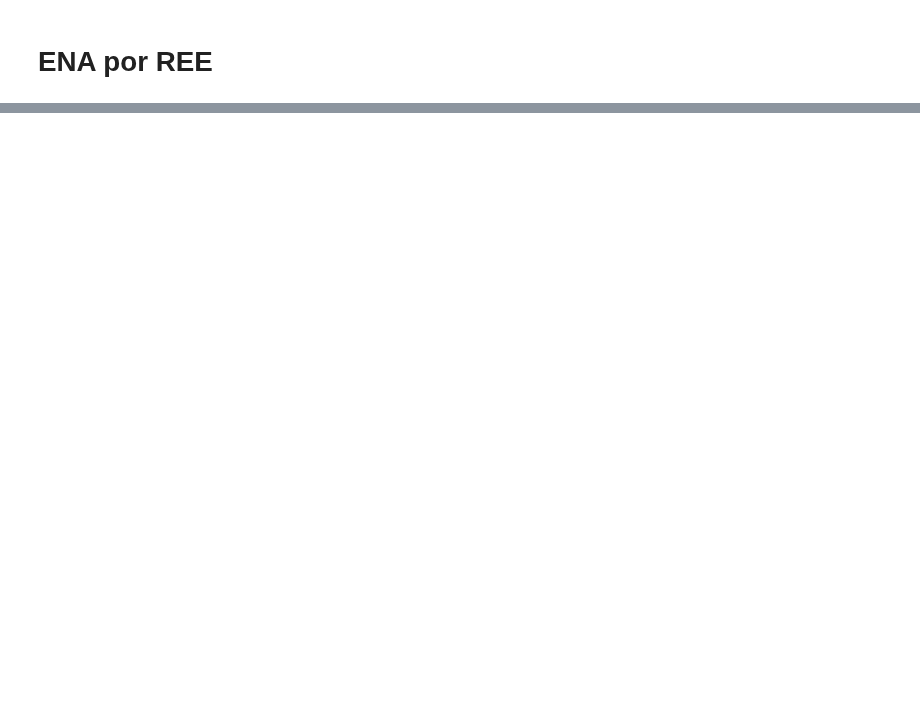
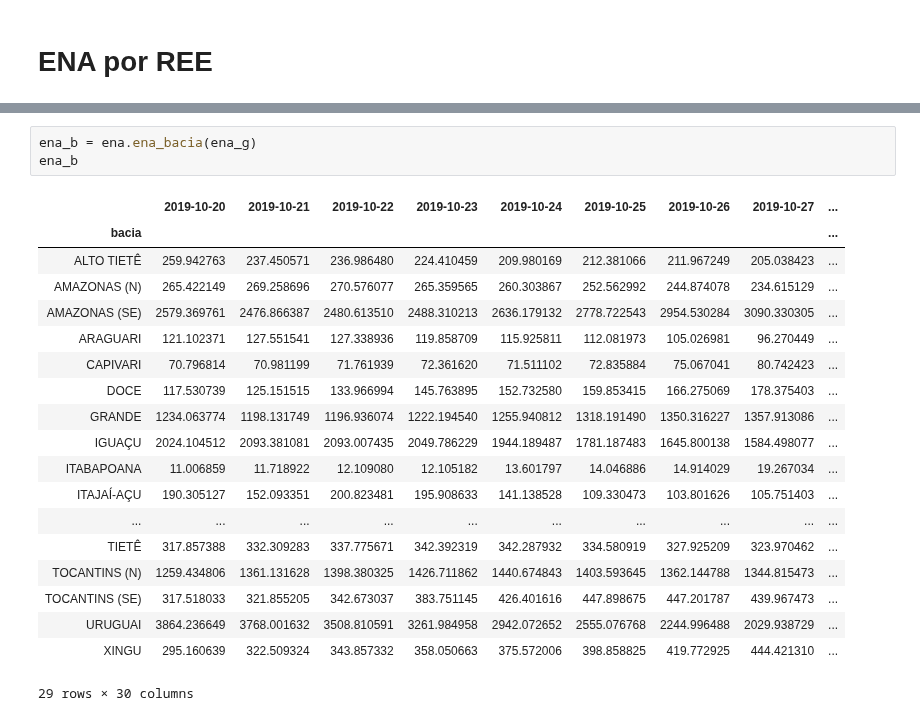
Before and after one commit to mathpaula/gera_ENA, a Jupyter notebook: relatório ena.ipynb, the cells around one changed output, grey strips where cells are left out. Cells and saved outputs as stored; diff of their text form; blank space fills up the shorter version.

Commit message:
terminar códigos nos modelos do ena por bacia

```diff
--- a/relatório ena.ipynb
+++ b/relatório ena.ipynb
@@ -29,0 +73,23 @@ IndexError: single positional indexer is out-of-bounds
+# %%
+ena_b = ena.ena_bacia(ena_g)
+ena_b
+# %% [output]
+|  | 2019-10-20 | 2019-10-21 | 2019-10-22 | 2019-10-23 | 2019-10-24 | 2019-10-25 | 2019-10-26 | 2019-10-27 | ... |
+| bacia |  |  |  |  |  |  |  |  | ... |
+| ALTO TIETÊ | 259.942763 | 237.450571 | 236.986480 | 224.410459 | 209.980169 | 212.381066 | 211.967249 | 205.038423 | ... |
+| AMAZONAS (N) | 265.422149 | 269.258696 | 270.576077 | 265.359565 | 260.303867 | 252.562992 | 244.874078 | 234.615129 | ... |
+| AMAZONAS (SE) | 2579.369761 | 2476.866387 | 2480.613510 | 2488.310213 | 2636.179132 | 2778.722543 | 2954.530284 | 3090.330305 | ... |
+| ARAGUARI | 121.102371 | 127.551541 | 127.338936 | 119.858709 | 115.925811 | 112.081973 | 105.026981 | 96.270449 | ... |
+| CAPIVARI | 70.796814 | 70.981199 | 71.761939 | 72.361620 | 71.511102 | 72.835884 | 75.067041 | 80.742423 | ... |
+| DOCE | 117.530739 | 125.151515 | 133.966994 | 145.763895 | 152.732580 | 159.853415 | 166.275069 | 178.375403 | ... |
+| GRANDE | 1234.063774 | 1198.131749 | 1196.936074 | 1222.194540 | 1255.940812 | 1318.191490 | 1350.316227 | 1357.913086 | ... |
+| IGUAÇU | 2024.104512 | 2093.381081 | 2093.007435 | 2049.786229 | 1944.189487 | 1781.187483 | 1645.800138 | 1584.498077 | ... |
+| ITABAPOANA | 11.006859 | 11.718922 | 12.109080 | 12.105182 | 13.601797 | 14.046886 | 14.914029 | 19.267034 | ... |
+| ITAJAÍ-AÇU | 190.305127 | 152.093351 | 200.823481 | 195.908633 | 141.138528 | 109.330473 | 103.801626 | 105.751403 | ... |
+| ... | ... | ... | ... | ... | ... | ... | ... | ... | ... |
+| TIETÊ | 317.857388 | 332.309283 | 337.775671 | 342.392319 | 342.287932 | 334.580919 | 327.925209 | 323.970462 | ... |
+| TOCANTINS (N) | 1259.434806 | 1361.131628 | 1398.380325 | 1426.711862 | 1440.674843 | 1403.593645 | 1362.144788 | 1344.815473 | ... |
+| TOCANTINS (SE) | 317.518033 | 321.855205 | 342.673037 | 383.751145 | 426.401616 | 447.898675 | 447.201787 | 439.967473 | ... |
+| URUGUAI | 3864.236649 | 3768.001632 | 3508.810591 | 3261.984958 | 2942.072652 | 2555.076768 | 2244.996488 | 2029.938729 | ... |
+| XINGU | 295.160639 | 322.509324 | 343.857332 | 358.050663 | 375.572006 | 398.858825 | 419.772925 | 444.421310 | ... |
+29 rows × 30 columns
```
Also changed, not shown: parts of 5 cells of this notebook, 5 other files.
